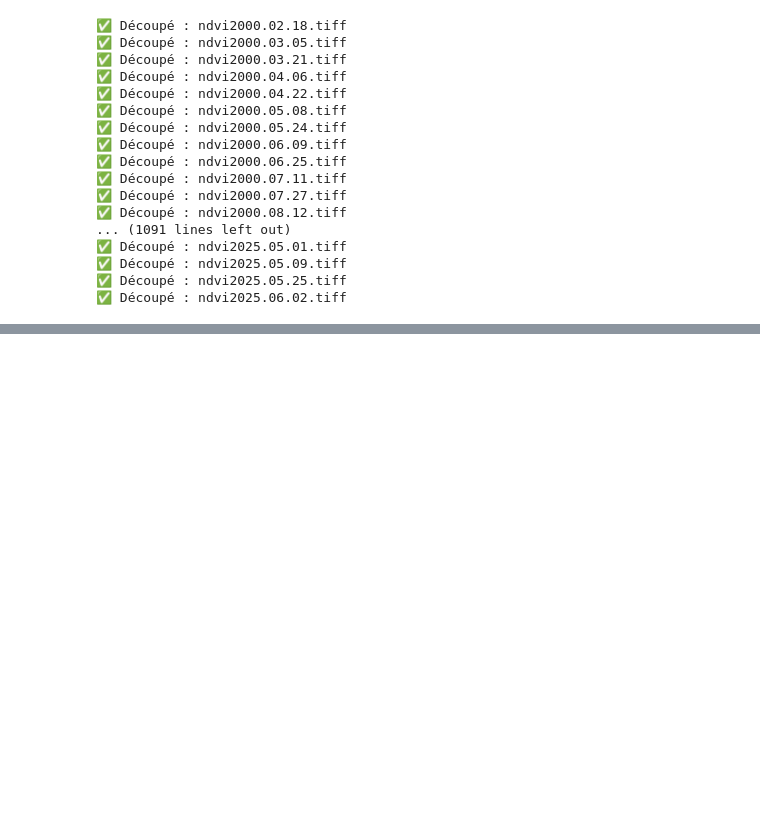
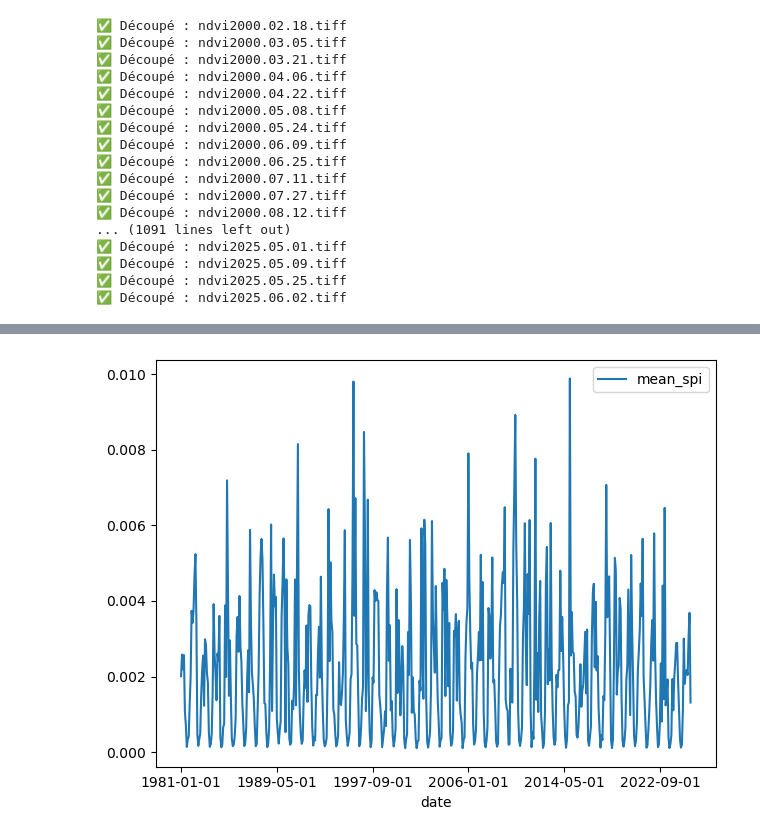
Before and after one commit to adam04-D/Drought-monitoring, a Jupyter notebook: main.ipynb, the cells around one changed output, grey strips where cells are left out. Drawn from its saved outputs; the diff is of its cells as text; code cells hidden in the pictures; blank space fills up the shorter version.

```diff
--- a/main.ipynb
+++ b/main.ipynb
@@ -556,0 +635,6 @@ for filename in sorted(os.listdir(input_folder)):
+# %%
+mean_spi_bmk.plot(x='date', y='mean_spi')
+plt.tight_layout()
+plt.show()
+# %% [output]
+[figure, added]
```
Also changed, not shown: parts of 33 cells of this notebook, 3 other files.
